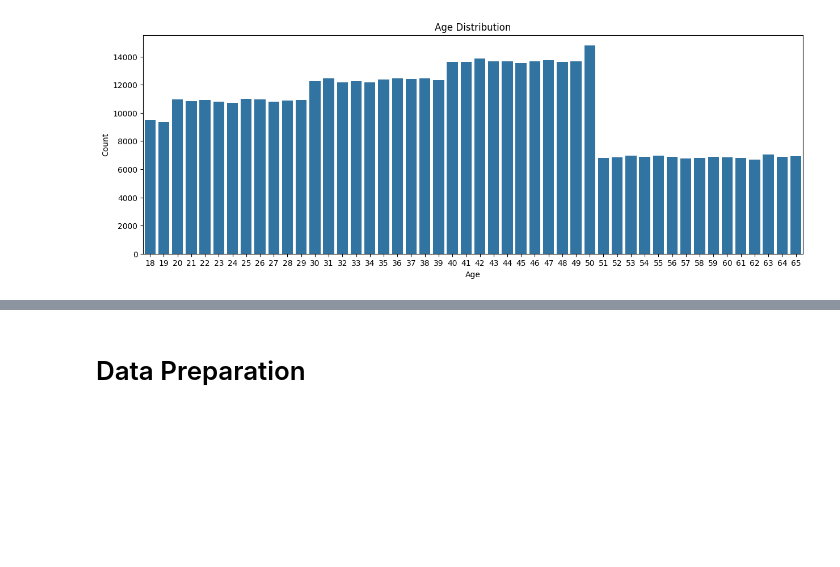
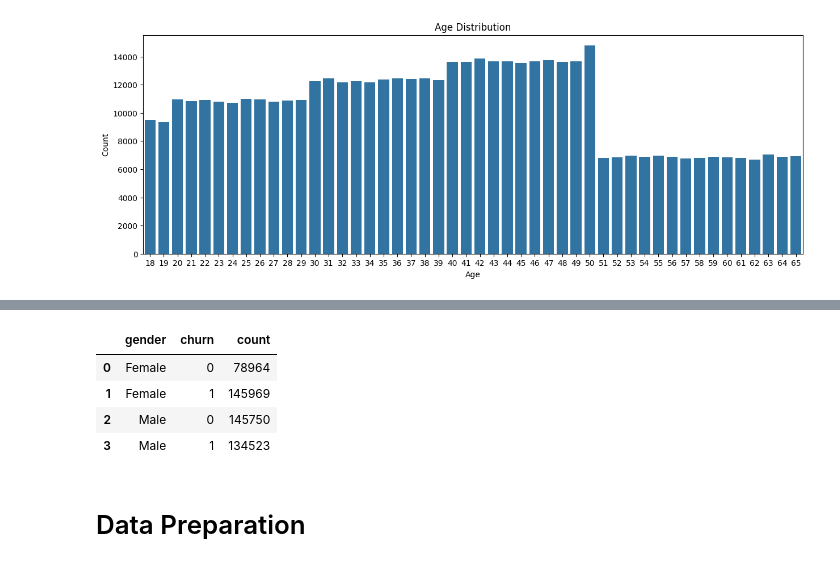
Before and after one commit to JohnNun/customer_churn_prediction, a Jupyter notebook: customer_churn_prediction.ipynb, the cells around one changed output, grey strips where cells are left out. Saved outputs shown, nothing was run; the diff lists cells and outputs as text; code cells hidden in the pictures; blank space fills up the shorter version.

```diff
--- a/customer_churn_prediction.ipynb
+++ b/customer_churn_prediction.ipynb
@@ -232,3 +228,11 @@ ax.set_ylabel('Count');
+# %%
+gender_churn
+# %% [output]
+|  | gender | churn | count |
+| 0 | Female | 0 | 78964 |
+| 1 | Female | 1 | 145969 |
+| 2 | Male | 0 | 145750 |
+| 3 | Male | 1 | 134523 |
 # %% [markdown]
 # Data Preparation
 # %% [markdown]
```
Also changed, not shown: parts of 2 cells of this notebook.
